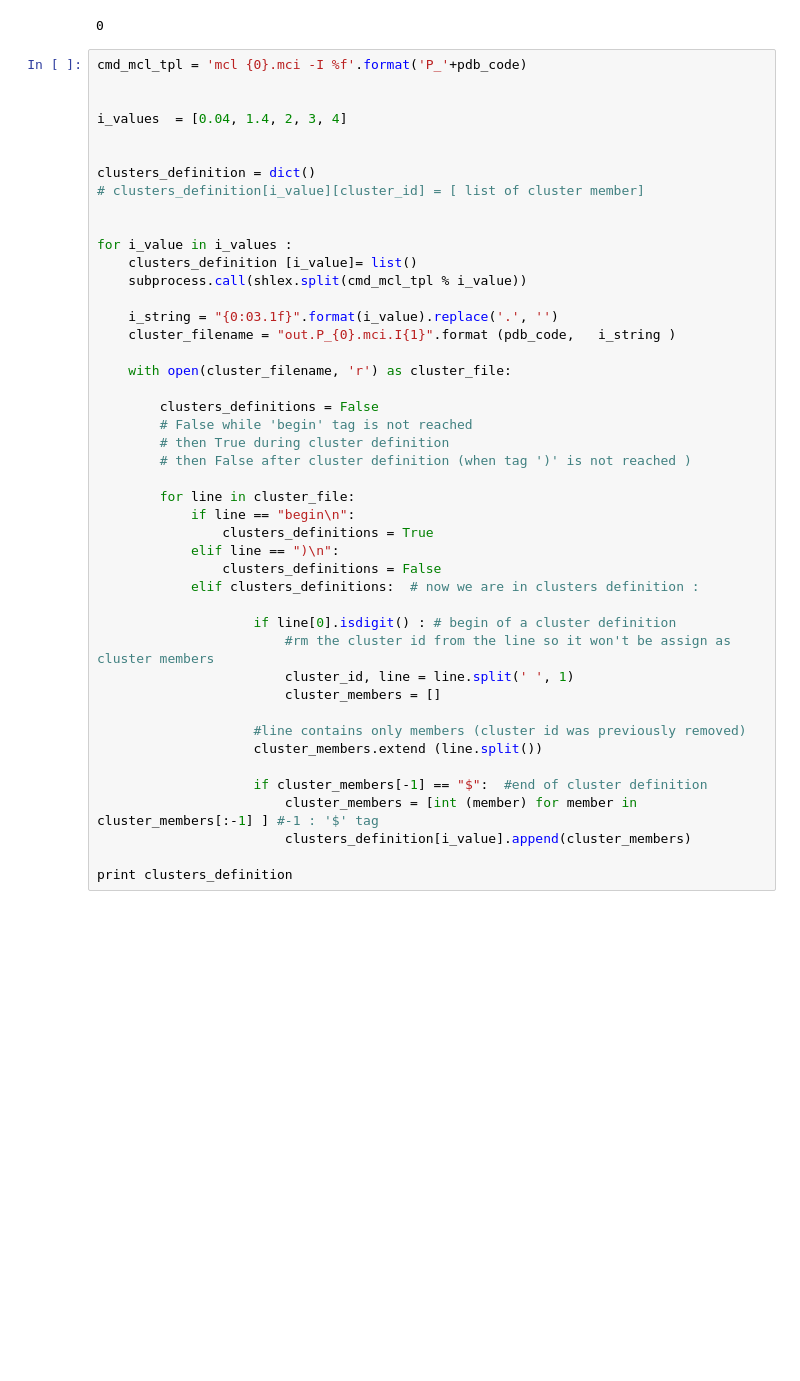
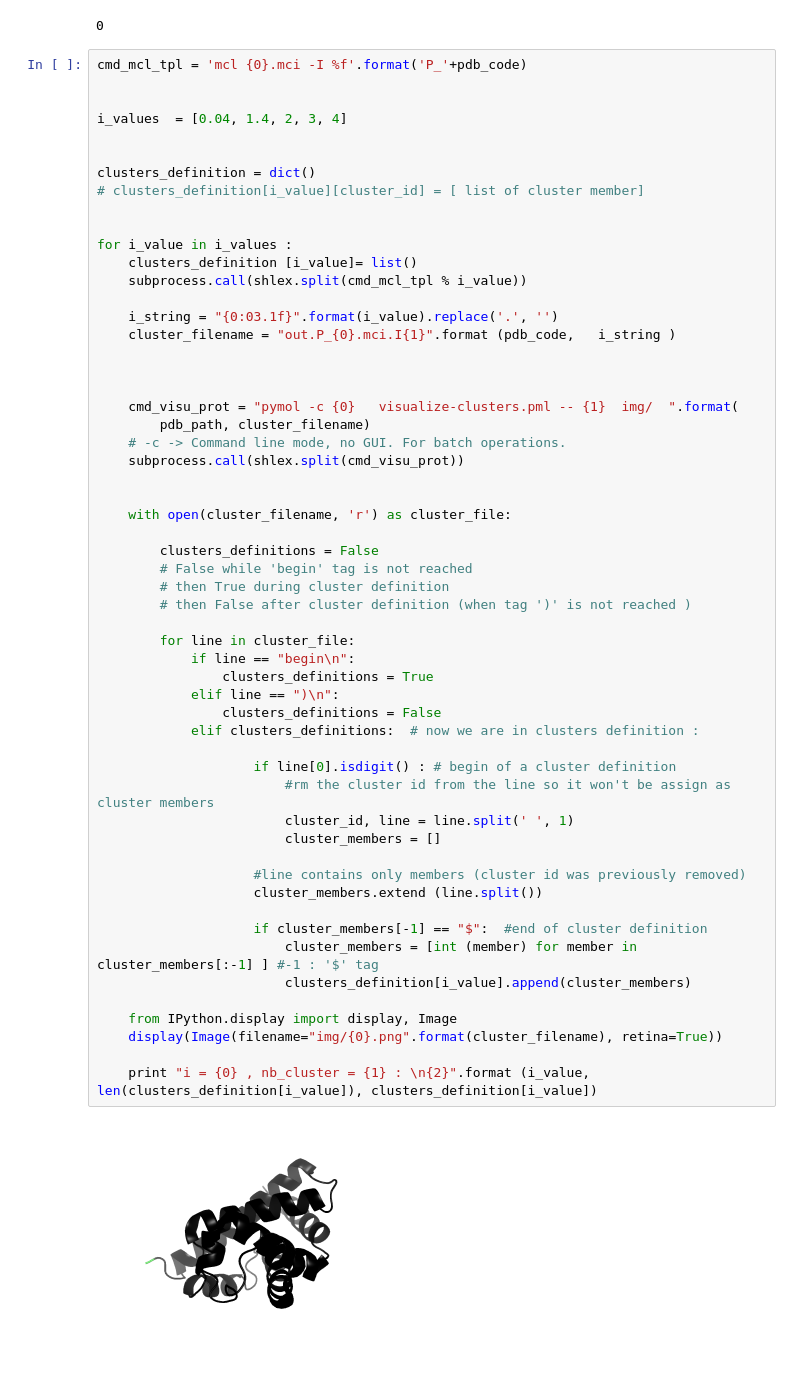
Before and after one commit to Athenais/graph-clustering-for-protein-peeling, a Jupyter notebook: protein-peeling.ipynb, the cells around one changed output. Cells and saved outputs as stored; diff of their text form; blank space fills up the shorter version.

Commit message:
Visualize clusters as pymol images

```diff
--- a/protein-peeling.ipynb
+++ b/protein-peeling.ipynb
@@ -208,32 +208,44 @@ for i_value in i_values :
 
     i_string = "{0:03.1f}".format(i_value).replace('.', '')
     cluster_filename = "out.P_{0}.mci.I{1}".format (pdb_code,   i_string )
+
+
+
+    cmd_visu_prot = "pymol -c {0}   visualize-clusters.pml -- {1}  img/  ".format(
+        pdb_path, cluster_filename)
+    # -c -> Command line mode, no GUI. For batch operations.
+    subprocess.call(shlex.split(cmd_visu_prot))
+
 
     with open(cluster_filename, 'r') as cluster_file:
 
         clusters_definitions = False
         # False while 'begin' tag is not reached
         # then True during cluster definition
         # then False after cluster definition (when tag ')' is not reached )
 
         for line in cluster_file:
             if line == "begin\n":
                 clusters_definitions = True
             elif line == ")\n":
                 clusters_definitions = False
             elif clusters_definitions:  # now we are in clusters definition :
 
                     if line[0].isdigit() : # begin of a cluster definition
                         #rm the cluster id from the line so it won't be assign as cluster members
                         cluster_id, line = line.split(' ', 1)
                         cluster_members = []
 
                     #line contains only members (cluster id was previously removed)
                     cluster_members.extend (line.split())
 
                     if cluster_members[-1] == "$":  #end of cluster definition
                         cluster_members = [int (member) for member in cluster_members[:-1] ] #-1 : '$' tag
                         clusters_definition[i_value].append(cluster_members)
 
-print clusters_definition
+    from IPython.display import display, Image
+    display(Image(filename="img/{0}.png".format(cluster_filename), retina=True))
+
+    print "i = {0} , nb_cluster = {1} : \n{2}".format (i_value, len(clusters_definition[i_value]), clusters_definition[i_value])
 # %% [output]
+[figure, added]
```
Also changed, not shown: parts of 1 cell of this notebook, 1 other file.
